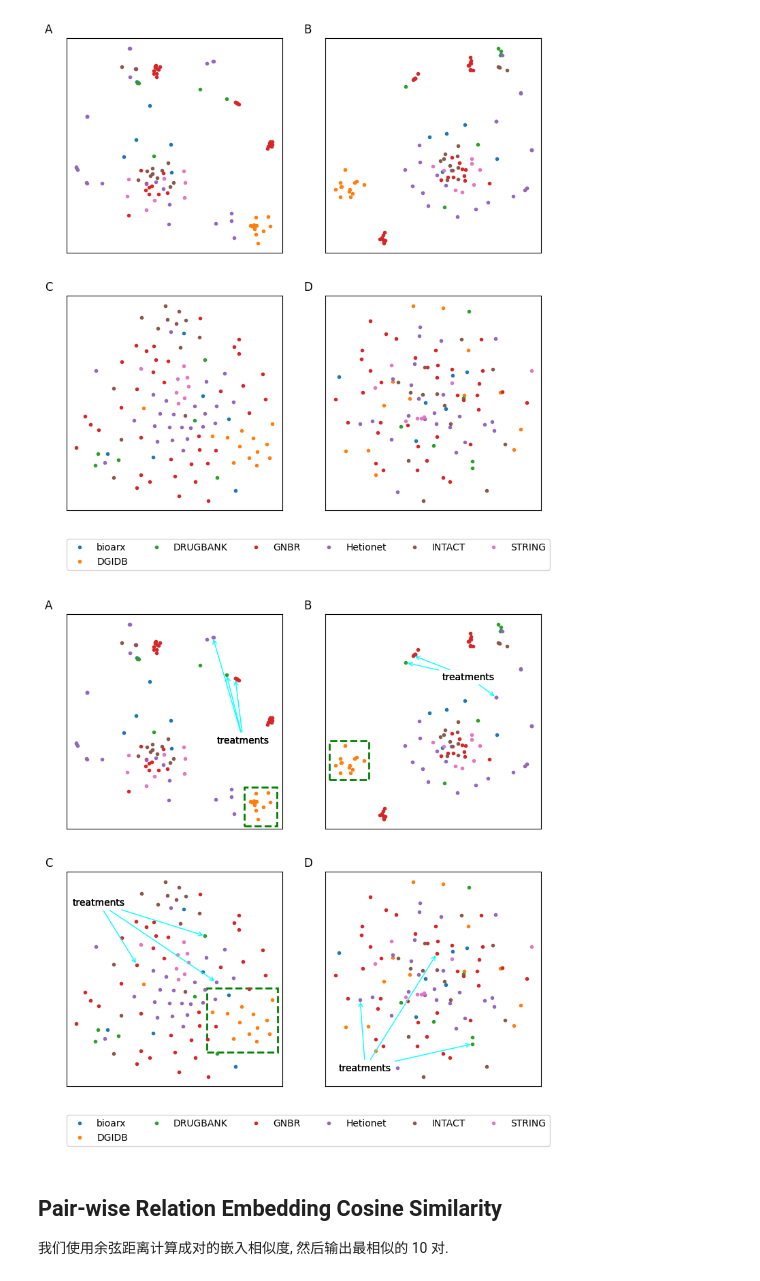
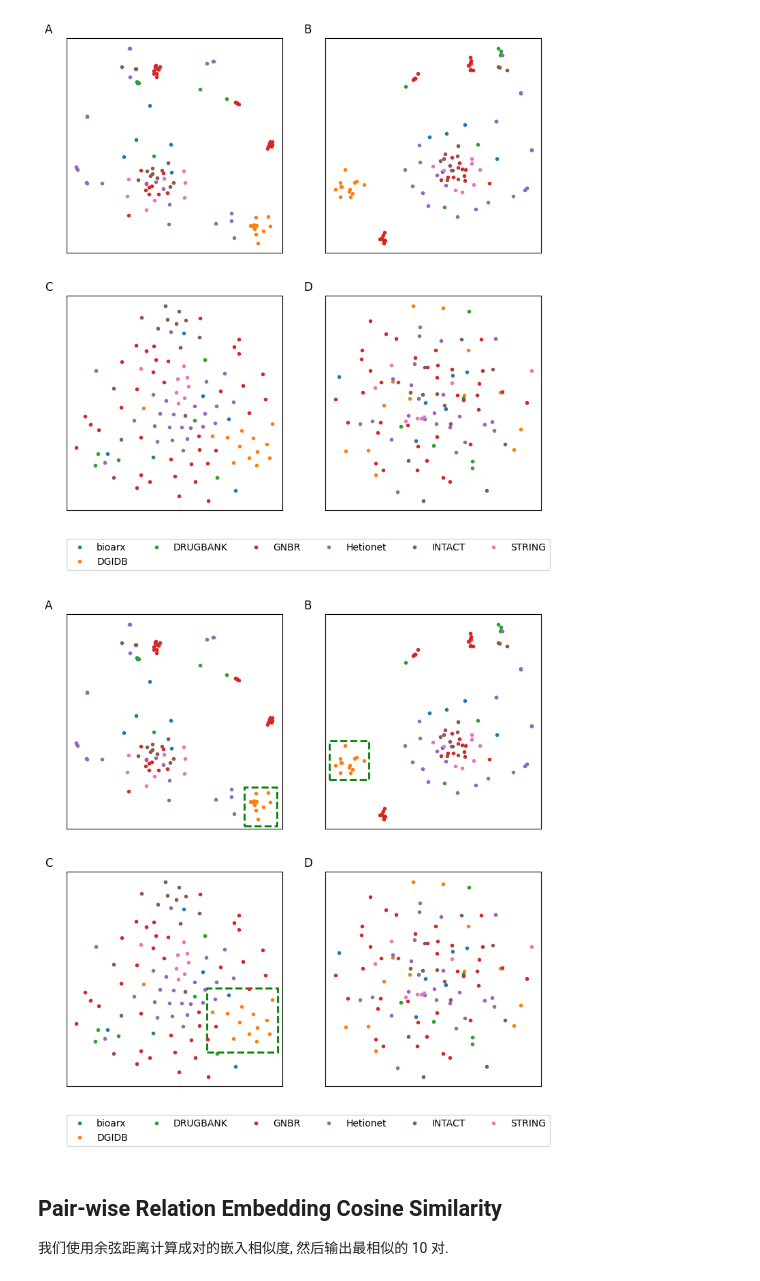
Before and after one commit to LuYF-Lemon-love/AD-KGE, a Jupyter notebook: code/02-analysis/01_relation_similarity_analysis.ipynb, the cells around one changed output. Saved outputs shown, nothing was run; the diff lists cells and outputs as text; code cells hidden in the pictures.

```diff
--- a/code/02-analysis/01_relation_similarity_analysis.ipynb
+++ b/code/02-analysis/01_relation_similarity_analysis.ipynb
@@ -171,12 +171,14 @@ for key, val in dataset_id.items():
     val = np.asarray(val, dtype=int)
     plt.plot(X_TransE_l1_embedded[0][val], X_TransE_l1_embedded[1][val], '.', label=key)
 
+'''
 for i in range(len(treatment_list)):
     plt.annotate('treatments',
                  xy=(X_TransE_l1_embedded[0][rel2id[treatment_list[i]]], X_TransE_l1_embedded[1][rel2id[treatment_list[i]]]),
                  xytext=(5.0, -1.0),
                  arrowprops=dict(arrowstyle = '->', color = 'cyan', linewidth = 1.0),
                 )
+'''
 
 ax_a.add_patch(plt.Rectangle((0.825, 0.015), 0.15, 0.18, ls="--", ec="green", fc = "none", linewidth = "2.0", transform=ax_a.transAxes))
 
@@ -190,12 +192,14 @@ for key, val in dataset_id.items():
     val = np.asarray(val, dtype=int)
     plt.plot(X_TransE_l2_embedded[0][val], X_TransE_l2_embedded[1][val], '.', label=key)
 
+'''
 for i in range(len(treatment_list)):
     plt.annotate('treatments',
                  xy=(X_TransE_l2_embedded[0][rel2id[treatment_list[i]]], X_TransE_l2_embedded[1][rel2id[treatment_list[i]]]),
                  xytext=(0.5, 3.0),
                  arrowprops=dict(arrowstyle = '->', color = 'cyan', linewidth = 1.0),
                 )
+'''
 
 ax_b.add_patch(plt.Rectangle((0.02, 0.23), 0.18, 0.18, ls="--", ec="green", fc = "none", linewidth = "2.0", transform=ax_b.transAxes))
 
@@ -209,37 +213,42 @@ for key, val in dataset_id.items():
     val = np.asarray(val, dtype=int)
     plt.plot(X_ComplEx_embedded[0][val], X_ComplEx_embedded[1][val], '.', label=key)
 
+'''
 for i in range(len(treatment_list)):
     plt.annotate('treatments',
                  xy=(X_ComplEx_embedded[0][rel2id[treatment_list[i]]], X_ComplEx_embedded[1][rel2id[treatment_list[i]]]),
                  xytext=(-50.0, 35.0),
                  arrowprops=dict(arrowstyle = '->', color = 'cyan', linewidth = 1.0),
                 )
+'''
 
 ax_c.add_patch(plt.Rectangle((0.65, 0.16), 0.33, 0.3, ls="--", ec="green", fc = "none", linewidth = "2.0", transform=ax_c.transAxes))
 
 plt.gca().get_xaxis().set_visible(False)
 plt.gca().get_yaxis().set_visible(False)
 
 # RotatE
 ax_d = plt.subplot(224)
 plt.title('D', loc = 'left', position = (-0.1, -0.1))
 for key, val in dataset_id.items():
     val = np.asarray(val, dtype=int)
     plt.plot(X_RotatE_embedded[0][val], X_RotatE_embedded[1][val], '.', label=key)
 
+'''
 for i in range(len(treatment_list)):
     plt.annotate('treatments',
                  xy=(X_RotatE_embedded[0][rel2id[treatment_list[i]]], X_RotatE_embedded[1][rel2id[treatment_list[i]]]),
                  xytext=(-0.2, -1.5),
                  arrowprops=dict(arrowstyle = '->', color = 'cyan', linewidth = 1.0),
                 )
+'''
+
 plt.gca().get_xaxis().set_visible(False)
 plt.gca().get_yaxis().set_visible(False)
 lgd = plt.legend(loc = 'lower center', ncols = 6, bbox_to_anchor=(-0.08, -0.3))
 plt.savefig('./result/relation/relation.svg', bbox_extra_artists=(lgd,), bbox_inches='tight', format='svg')
 # %% [output]
-[figure, old version]
+[figure, new version]
 # %% [markdown]
 ## Pair-wise Relation Embedding Cosine Similarity
 
```
Also changed, not shown: parts of 3 cells of this notebook, 3 other files.
